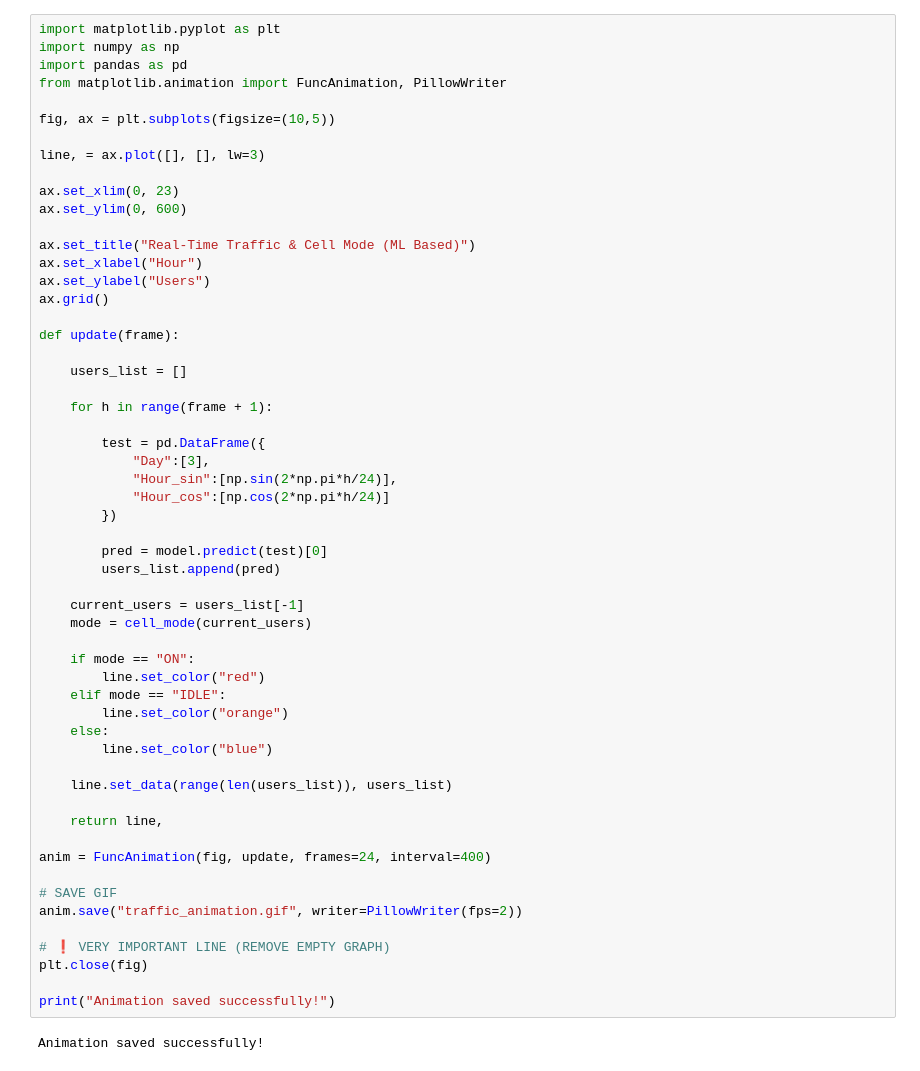
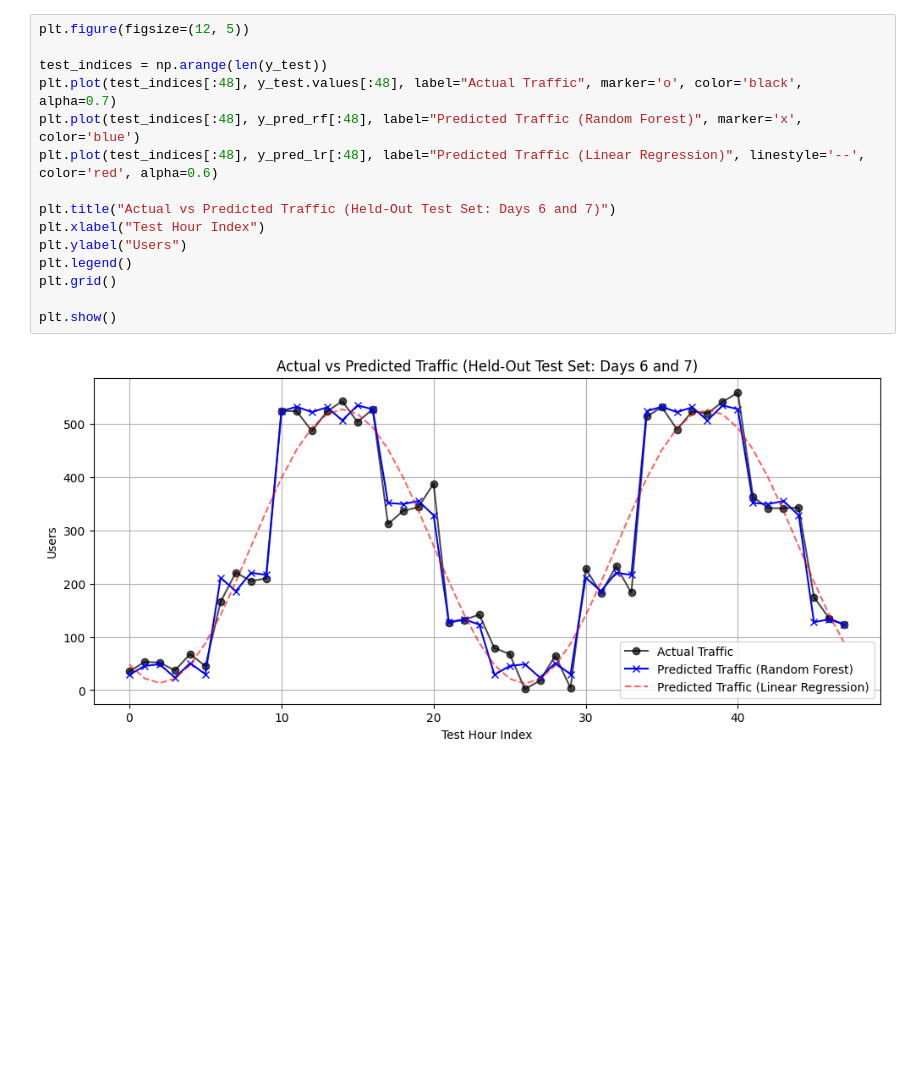
Before and after one commit to Subodh9999/5G-Traffic-Aware-Sleep-Mode-ML, a Jupyter notebook: Final_5G_EC_project.ipynb, the cells around one changed output. Drawn from its saved outputs; the diff is of its cells as text; blank space fills up the shorter version.

```diff
--- a/Final_5G_EC_project.ipynb
+++ b/Final_5G_EC_project.ipynb
@@ -146,59 +167,18 @@ plt.show()
 # %%
-import matplotlib.pyplot as plt
-import numpy as np
-import pandas as pd
-from matplotlib.animation import FuncAnimation, PillowWriter
+plt.figure(figsize=(12, 5))
 
-fig, ax = plt.subplots(figsize=(10,5))
+test_indices = np.arange(len(y_test))
+plt.plot(test_indices[:48], y_test.values[:48], label="Actual Traffic", marker='o', color='black', alpha=0.7)
+plt.plot(test_indices[:48], y_pred_rf[:48], label="Predicted Traffic (Random Forest)", marker='x', color='blue')
+plt.plot(test_indices[:48], y_pred_lr[:48], label="Predicted Traffic (Linear Regression)", linestyle='--', color='red', alpha=0.6)
 
-line, = ax.plot([], [], lw=3)
+plt.title("Actual vs Predicted Traffic (Held-Out Test Set: Days 6 and 7)")
+plt.xlabel("Test Hour Index")
+plt.ylabel("Users")
+plt.legend()
+plt.grid()
 
-ax.set_xlim(0, 23)
-ax.set_ylim(0, 600)
-
-ax.set_title("Real-Time Traffic & Cell Mode (ML Based)")
-ax.set_xlabel("Hour")
-ax.set_ylabel("Users")
-ax.grid()
-
-def update(frame):
-
-    users_list = []
-
-    for h in range(frame + 1):
-
-        test = pd.DataFrame({
-            "Day":[3],
-            "Hour_sin":[np.sin(2*np.pi*h/24)],
-            "Hour_cos":[np.cos(2*np.pi*h/24)]
-        })
-
-        pred = model.predict(test)[0]
-        users_list.append(pred)
-
-    current_users = users_list[-1]
-    mode = cell_mode(current_users)
-
-    if mode == "ON":
-        line.set_color("red")
-    elif mode == "IDLE":
-        line.set_color("orange")
-    else:
-        line.set_color("blue")
-
-    line.set_data(range(len(users_list)), users_list)
-
-    return line,
-
-anim = FuncAnimation(fig, update, frames=24, interval=400)
-
-# SAVE GIF
-anim.save("traffic_animation.gif", writer=PillowWriter(fps=2))
-
-# ❗ VERY IMPORTANT LINE (REMOVE EMPTY GRAPH)
-plt.close(fig)
-
-print("Animation saved successfully!")
+plt.show()
 # %% [output]
-Animation saved successfully!
+[figure, added]
 # %%
```
Also changed, not shown: parts of 16 cells of this notebook, 9 other files.
